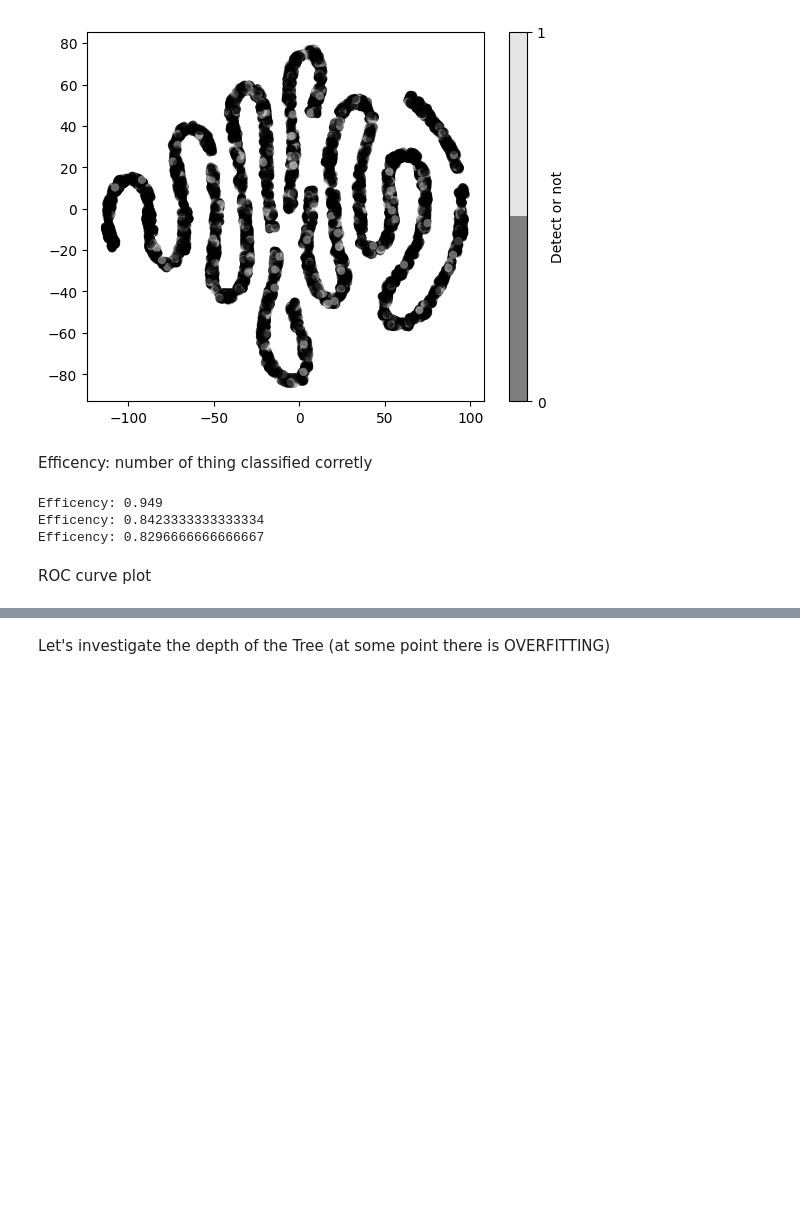
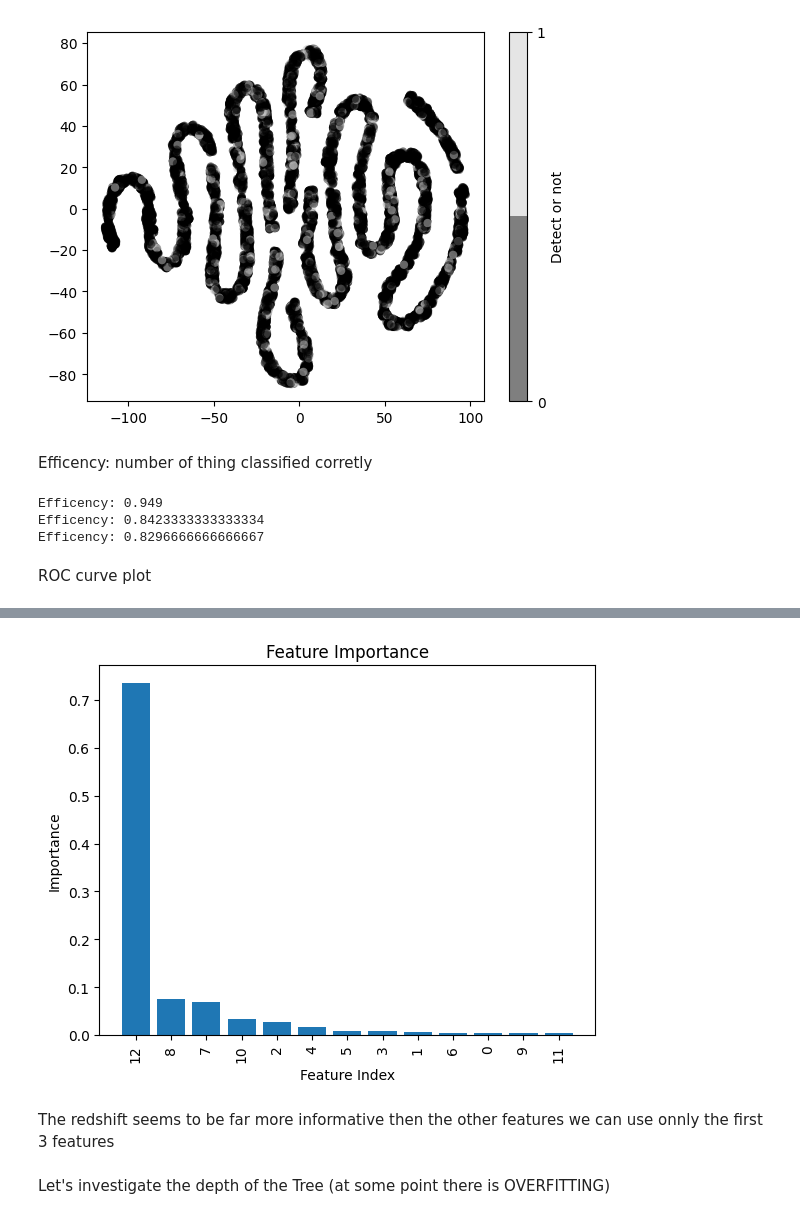
Before and after one commit to Sofiadossena/astrostatistics_bicocca_2025, a Jupyter notebook: working/20_GWdetection.ipynb, the cells around one changed output, grey strips where cells are left out. Drawn from its saved outputs; the diff is of its cells as text; code cells hidden in the pictures; blank space fills up the shorter version.

```diff
--- a/working/20_GWdetection.ipynb
+++ b/working/20_GWdetection.ipynb
@@ -122,0 +134,15 @@ plt.legend()
+# %%
+# Ordina le feature per importanza
+features_importance = np.argsort(importances)[::-1]  # Rank importances (highest to lowest)
+
+plt.bar(range(len(importances)), importances[features_importance], align='center')
+plt.xticks(range(len(importances)), features_importance, rotation=90)  # Mostra gli indici delle feature
+plt.xlabel('Feature Index')
+plt.ylabel('Importance')
+plt.title('Feature Importance')
+plt.show()
+# %% [output]
+[figure, added]
+# %% [markdown]
+The redshift seems to be far more informative then the other features
+we can use onnly the first 3 features
```
Also changed, not shown: parts of 6 cells of this notebook.
